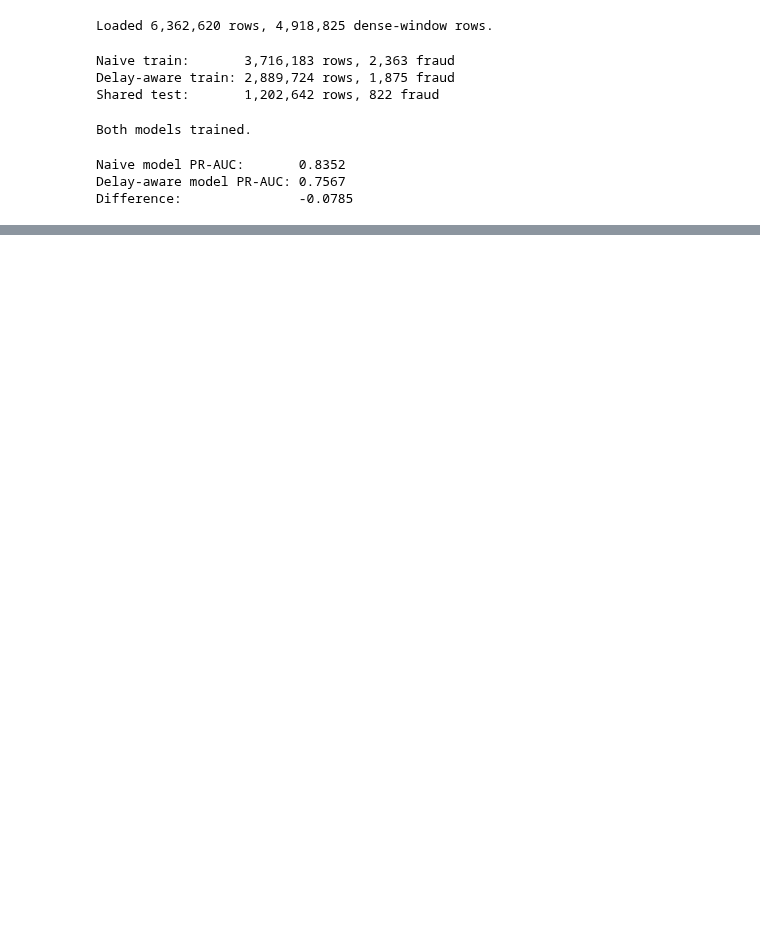
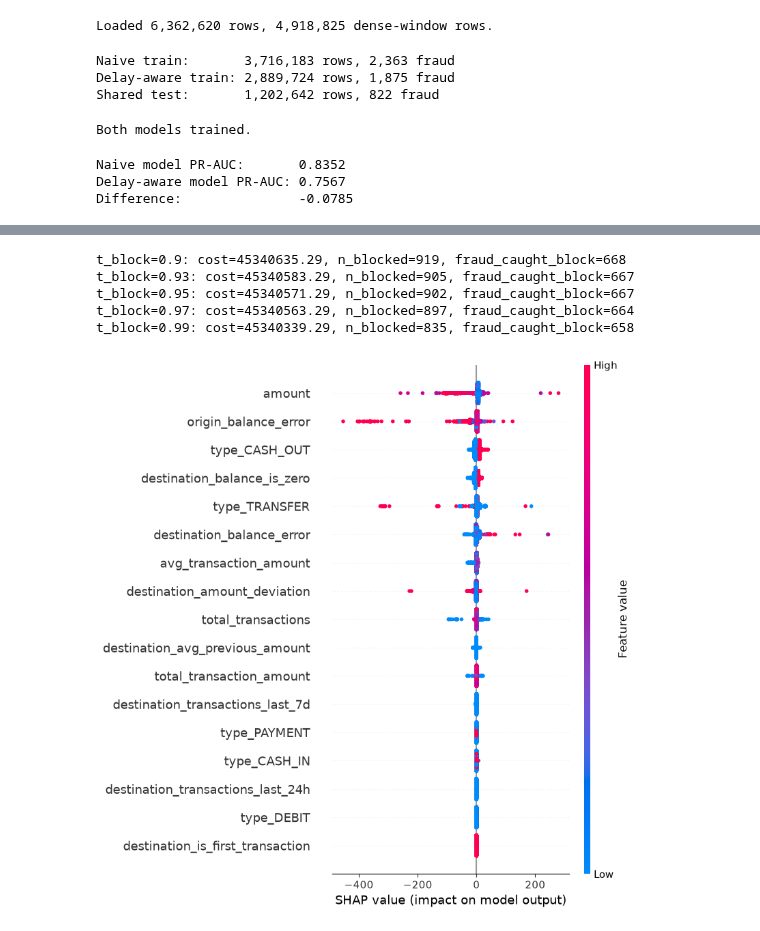
Before and after one commit to anushka-saini/Cost-Aware-Fraud-Detection-with-Delay-Aware-Decisioning, a Jupyter notebook: notebooks/03_delay_aware_validation.ipynb, the cells around one changed output, grey strips where cells are left out. Saved outputs shown, nothing was run; the diff lists cells and outputs as text; code cells hidden in the pictures; blank space fills up the shorter version.

Commit message:
Update corrected fraud detection pipeline

```diff
--- a/notebooks/03_delay_aware_validation.ipynb
+++ b/notebooks/03_delay_aware_validation.ipynb
@@ -93,0 +110,21 @@ Difference:               -0.0785
+# %%
+lgb_naive = lgb.LGBMClassifier(
+    n_estimators=200, num_leaves=15, max_depth=5,
+    min_child_samples=100, reg_alpha=1.0, reg_lambda=1.0,
+    scale_pos_weight=20, random_state=42, verbose=-1
+)
+lgb_naive.fit(X_naive, y_naive)
+
+lgb_delay_aware = lgb.LGBMClassifier(
+    n_estimators=200, num_leaves=15, max_depth=5,
+    min_child_samples=100, reg_alpha=1.0, reg_lambda=1.0,
+    scale_pos_weight=20, random_state=42, verbose=-1
+)
+lgb_delay_aware.fit(X_delay, y_delay)
+
+pr_auc_naive_matched = average_precision_score(y_test_delay, lgb_naive.predict_proba(X_test_delay)[:, 1])
+pr_auc_delay_matched = average_precision_score(y_test_delay, lgb_delay_aware.predict_proba(X_test_delay)[:, 1])
+
+print(f"Naive (matched, days 7-13) PR-AUC:   {pr_auc_naive_matched:.4f}")
+print(f"Delay-aware (days 5-11) PR-AUC:      {pr_auc_delay_matched:.4f}")
+print(f"Difference:                          {pr_auc_delay_matched - pr_auc_naive_matched:+.4f}")
@@ -93,0 +369,35 @@ Difference:               -0.0785
+# %%
+for t_block in [0.9, 0.93, 0.95, 0.97, 0.99]:
+    r = evaluate_thresholds(y_test_delay, probs, amounts_test, 0.0004, t_block)
+    print(f"t_block={t_block}: cost={r['total_cost']:.2f}, n_blocked={r['n_blocked']}, fraud_caught_block={r['fraud_caught_block']}")
+# %% [output]
+t_block=0.9: cost=45340635.29, n_blocked=919, fraud_caught_block=668
+t_block=0.93: cost=45340583.29, n_blocked=905, fraud_caught_block=667
+t_block=0.95: cost=45340571.29, n_blocked=902, fraud_caught_block=667
+t_block=0.97: cost=45340563.29, n_blocked=897, fraud_caught_block=664
+t_block=0.99: cost=45340339.29, n_blocked=835, fraud_caught_block=658
+# %%
+import shap
+
+# TreeExplainer is fast and exact for LightGBM — don't use KernelExplainer, unnecessary here
+explainer = shap.TreeExplainer(lgb_delay_aware)
+
+# Don't run SHAP on the full ~1.2M-row test set — it's unnecessary and slow.
+# A random sample is enough for stable global importance; stratify to keep fraud cases represented
+sample_size = 20000
+np.random.seed(42)
+sample_idx = np.random.choice(X_test_delay.index, size=sample_size, replace=False)
+X_shap_sample = X_test_delay.loc[sample_idx]
+
+shap_values = explainer.shap_values(X_shap_sample)
+
+# For binary classification, LightGBM's TreeExplainer may return a list [class0, class1]
+# or a single array depending on version — check before plotting
+if isinstance(shap_values, list):
+    shap_values_fraud = shap_values[1]  # class 1 = fraud
+else:
+    shap_values_fraud = shap_values
+
+shap.summary_plot(shap_values_fraud, X_shap_sample, show=True)
+# %% [output]
+[figure, added]
```
Also changed, not shown: parts of 43 cells of this notebook, 1 other file.
